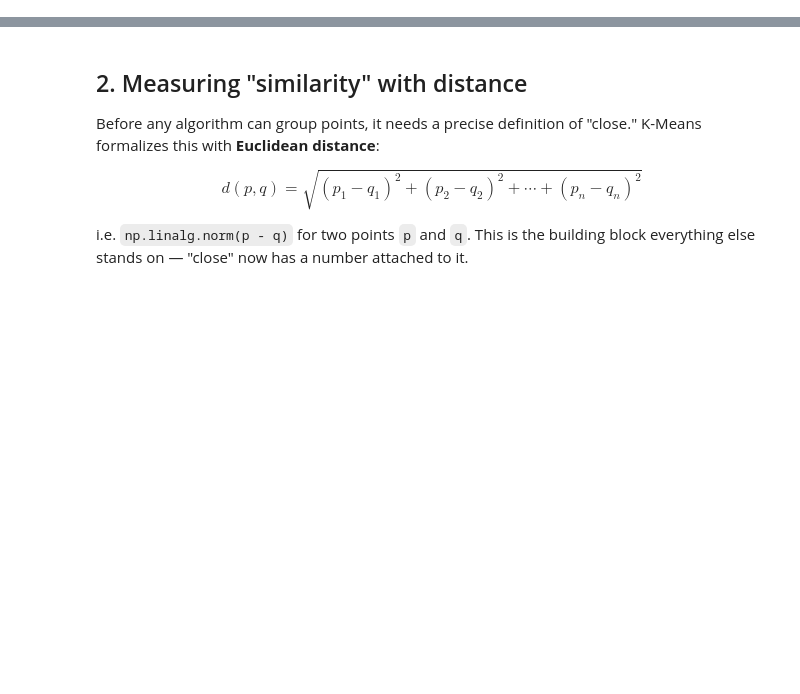
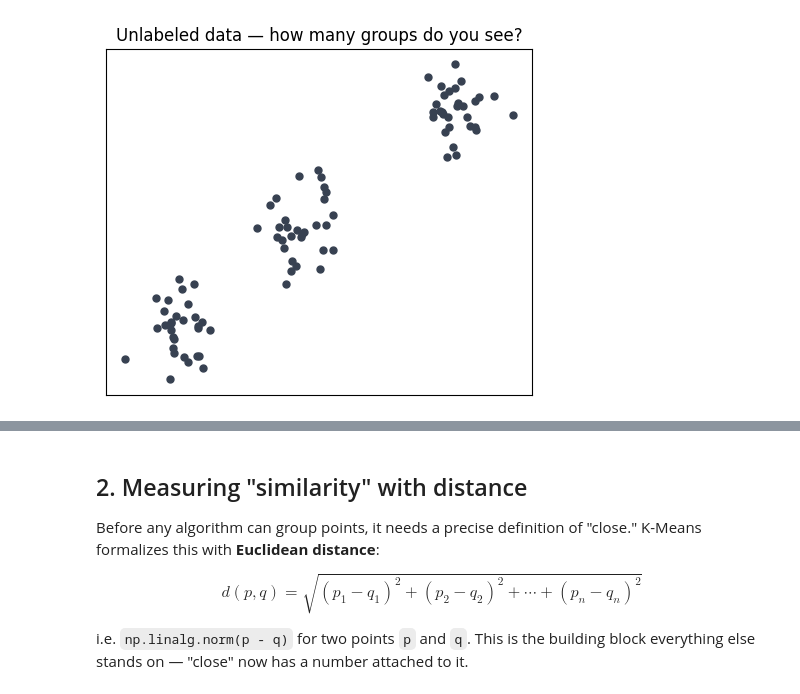
Before and after one commit to Ujjwal091/ai-ml-course, a Jupyter notebook: modules/01-unsupervised-learning/k-means/notes.ipynb, the cells around one changed output, grey strips where cells are left out. Saved outputs shown, nothing was run; the diff lists cells and outputs as text; code cells hidden in the pictures; blank space fills up the shorter version.

```diff
--- a/modules/01-unsupervised-learning/k-means/notes.ipynb
+++ b/modules/01-unsupervised-learning/k-means/notes.ipynb
@@ -45,0 +13,15 @@ to points in other groups — using only the raw features, no labels required.
+# %%
+import numpy as np
+import matplotlib.pyplot as plt
+from sklearn.datasets import make_blobs
+
+np.random.seed(0)
+X_preview, _ = make_blobs(n_samples=90, centers=3, cluster_std=0.9, random_state=3)
+
+plt.figure(figsize=(5.5, 4.5))
+plt.scatter(X_preview[:, 0], X_preview[:, 1], s=25, color="#374151")
+plt.title("Unlabeled data — how many groups do you see?")
+plt.xticks([]); plt.yticks([])
+plt.show()
+# %% [output]
+[figure, added]
```
Also changed, not shown: parts of 19 cells of this notebook, 2 other files.
